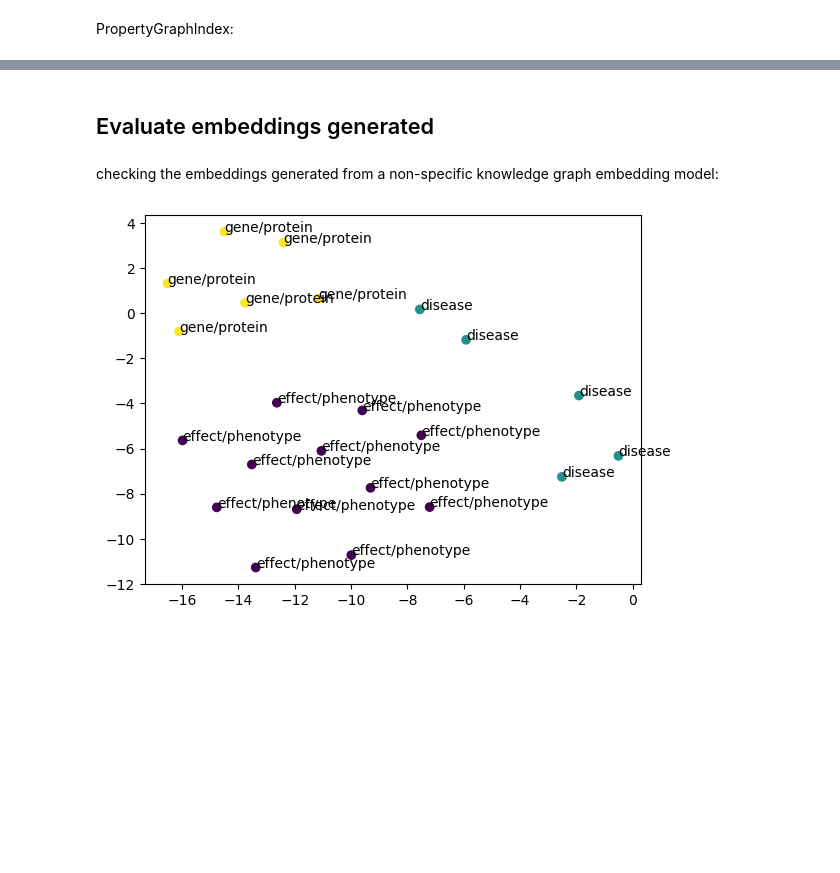
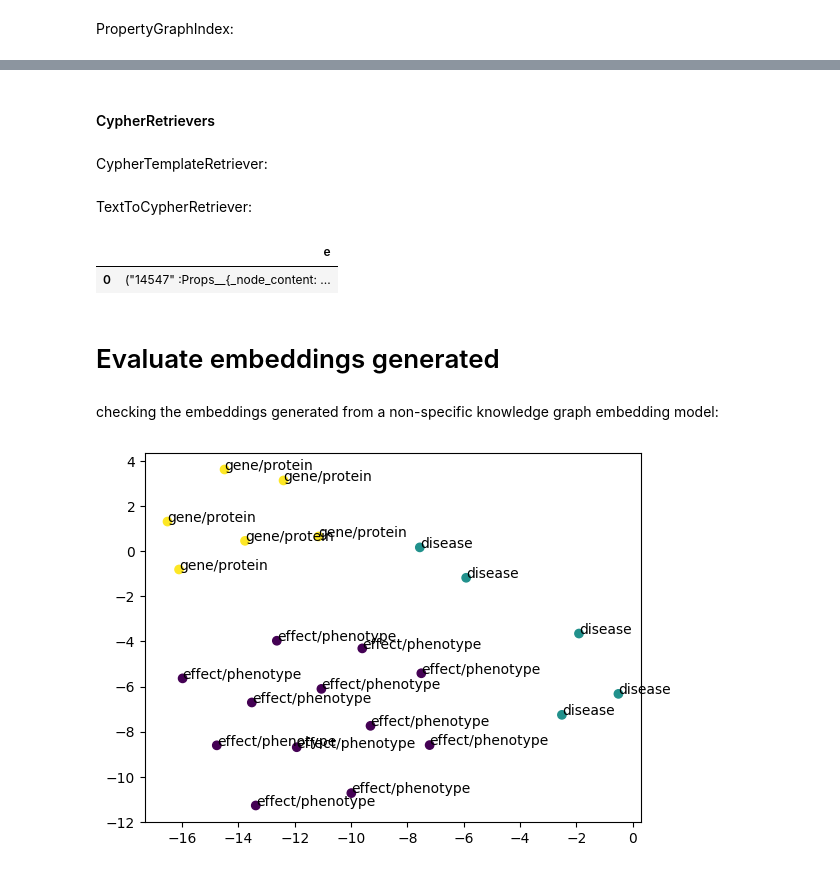
Before and after one commit to laurasck14/KG-RAG, a Jupyter notebook: create_graph.ipynb, the cells around one changed output, grey strips where cells are left out. Drawn from its saved outputs; the diff is of its cells as text; code cells hidden in the pictures; blank space fills up the shorter version.

```diff
--- a/create_graph.ipynb
+++ b/create_graph.ipynb
@@ -883,0 +819,4 @@ n.stop()
+# %% [markdown]
+#### CypherRetrievers
+# %% [markdown]
+CypherTemplateRetriever:
@@ -883,0 +865,2 @@ n.stop()
+# %% [markdown]
+TextToCypherRetriever:
@@ -883,0 +927,8 @@ n.stop()
+# %%
+%%ngql
+MATCH (e:Node__)
+WHERE e.Props__.node_name == "Penbutolol"
+RETURN e;
+# %% [output]
+|  | e |
+| 0 | ("14547" :Props__{_node_content: ... |
@@ -884,5 +942,5 @@ n.stop()
 # %% [markdown]
-## Evaluate embeddings generated
+# Evaluate embeddings generated
 # %% [markdown]
 checking the embeddings generated from a non-specific knowledge graph embedding model:
 # %%
```
Also changed, not shown: parts of 56 cells of this notebook.
